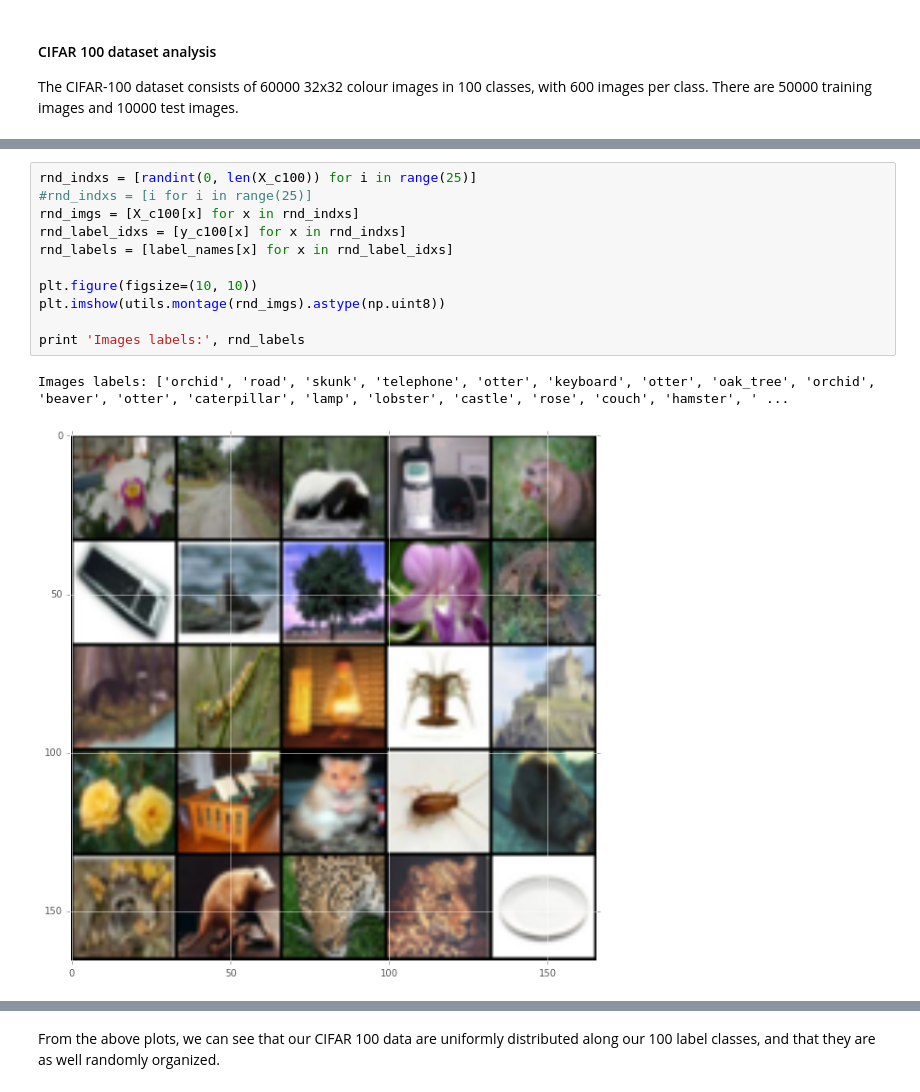
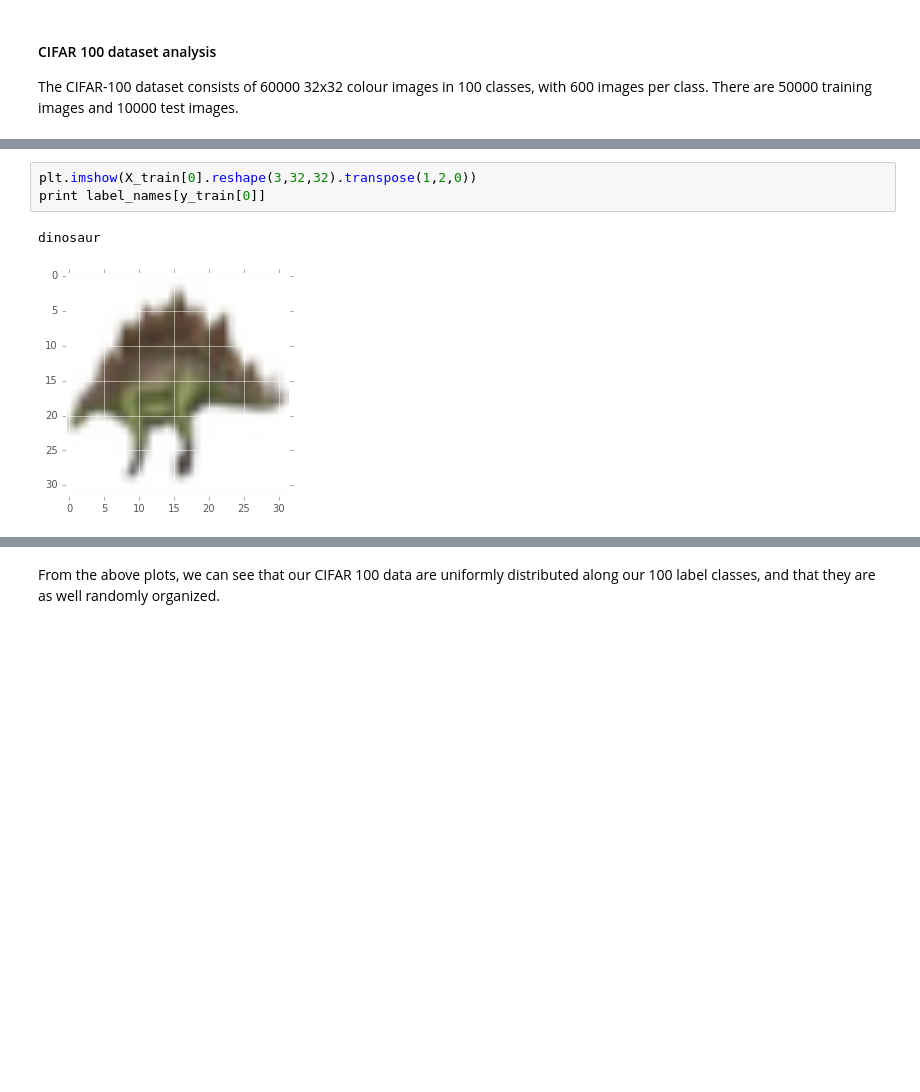
Before and after one commit to miro-ka/convnet_capstone, a Jupyter notebook: project_report.ipynb, the cells around one changed output, grey strips where cells are left out. Drawn from its saved outputs; the diff is of its cells as text; blank space fills up the shorter version.

```diff
--- a/project_report.ipynb
+++ b/project_report.ipynb
@@ -251,14 +258,6 @@ Total labels: 60000
-# %%
-rnd_indxs = [randint(0, len(X_c100)) for i in range(25)]
-#rnd_indxs = [i for i in range(25)]
-rnd_imgs = [X_c100[x] for x in rnd_indxs]
-rnd_label_idxs = [y_c100[x] for x in rnd_indxs]
-rnd_labels = [label_names[x] for x in rnd_label_idxs]
-
-plt.figure(figsize=(10, 10))
-plt.imshow(utils.montage(rnd_imgs).astype(np.uint8))
-
-print 'Images labels:', rnd_labels
-# %% [output]
-Images labels: ['orchid', 'road', 'skunk', 'telephone', 'otter', 'keyboard', 'otter', 'oak_tree', 'orchid', 'beaver', 'otter', 'caterpillar', 'lamp', 'lobster', 'castle', 'rose', 'couch', 'hamster', ' ...
-[figure, removed]
+# %%
+plt.imshow(X_train[0].reshape(3,32,32).transpose(1,2,0))
+print label_names[y_train[0]]
+# %% [output]
+dinosaur
+[figure, added]
```
Also changed, not shown: parts of 5 cells of this notebook.
